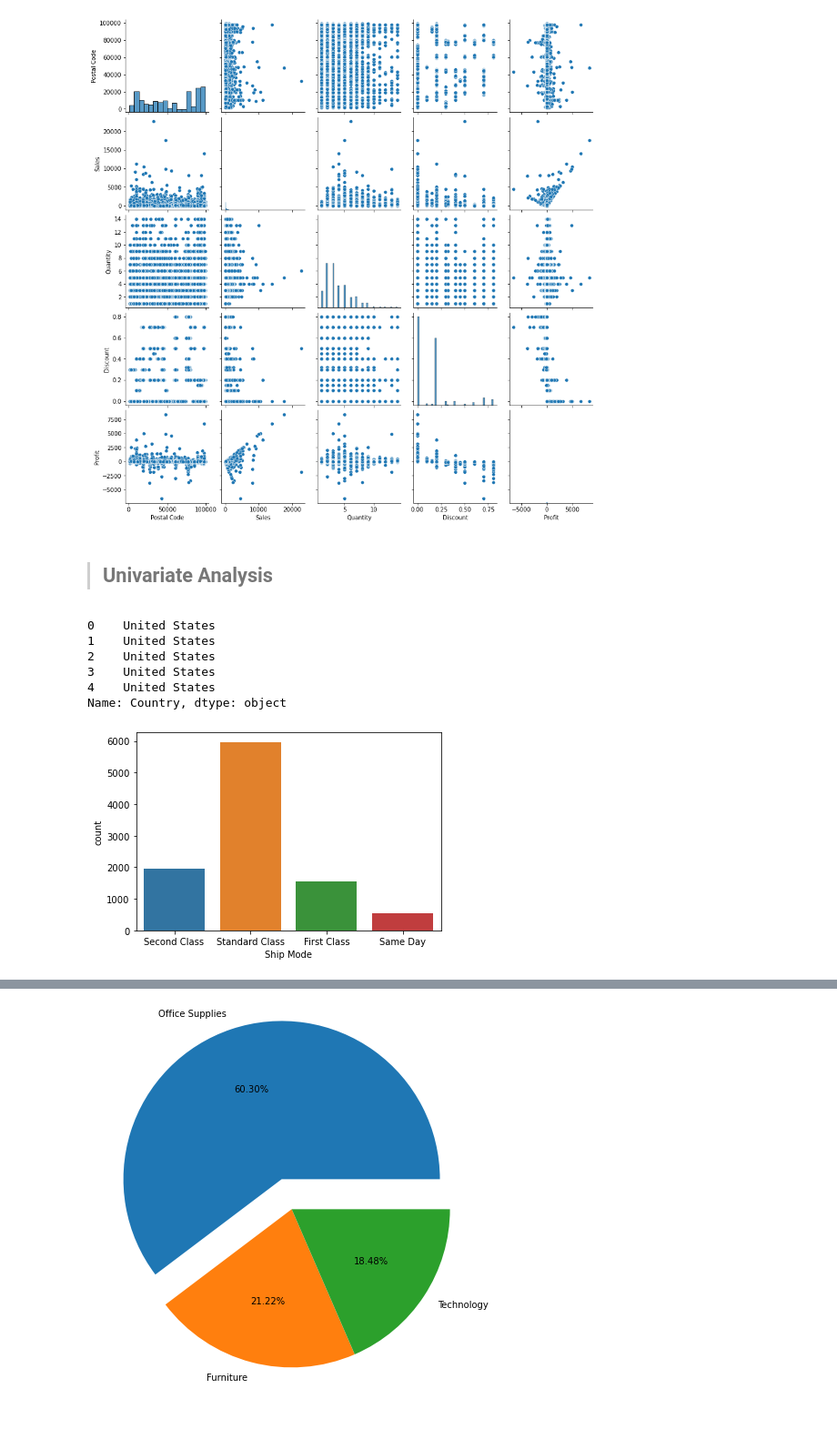
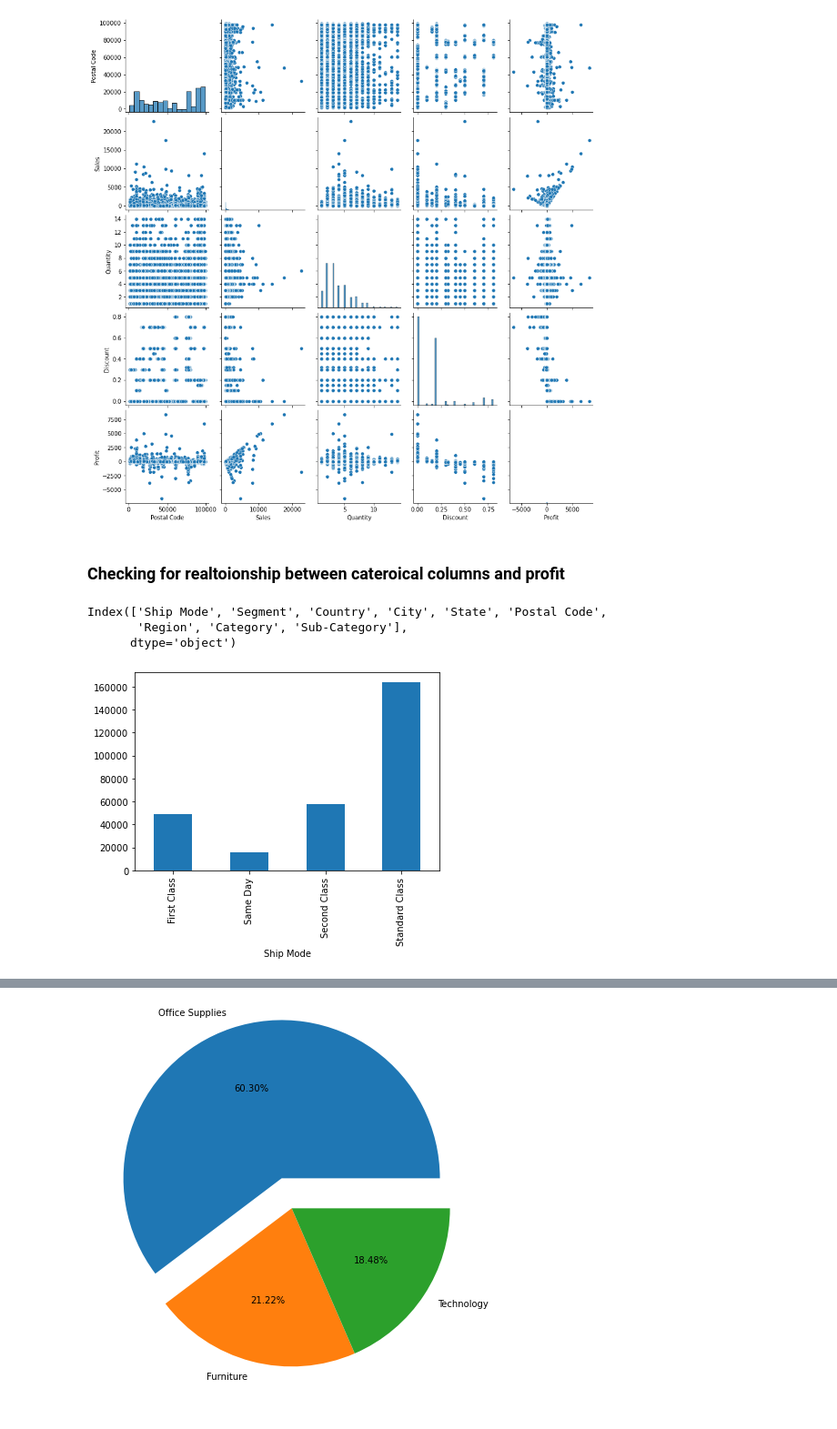
Before and after one commit to Chirag-Naik666/TheSparksFoundation, a Jupyter notebook: TSF_task2.ipynb, the cells around one changed output, grey strips where cells are left out. Shown at 91% size. Cells and saved outputs as stored; diff of their text form; code cells hidden in the pictures.

```diff
--- a/TSF_task2.ipynb
+++ b/TSF_task2.ipynb
@@ -170,20 +145,19 @@ sns.pairplot(df)
 plt.show()
 # %% [output]
 [figure]
-# %% [markdown]
-> ## Univariate Analysis
-# %%
-df["Country"].head()
-# %% [output]
-0    United States
-1    United States
-2    United States
-3    United States
-4    United States
-Name: Country, dtype: object
-# %%
-sns.countplot(df['Ship Mode'])
-plt.show()
-# %% [output]
-[figure, removed]
+# %% [markdown]
+### Checking for realtoionship between cateroical columns and profit
+# %%
+df_cat=df.select_dtypes(include='object')
+df_cat.columns
+# %% [output]
+Index(['Ship Mode', 'Segment', 'Country', 'City', 'State', 'Postal Code',
+       'Region', 'Category', 'Sub-Category'],
+      dtype='object')
+# %%
+#ship mode affecting profit
+df.groupby('Ship Mode')['Profit'].sum().plot(kind='bar')
+plt.show()
+# %% [output]
+[figure, added]
 # %%
```
Also changed, not shown: parts of 24 cells of this notebook.
